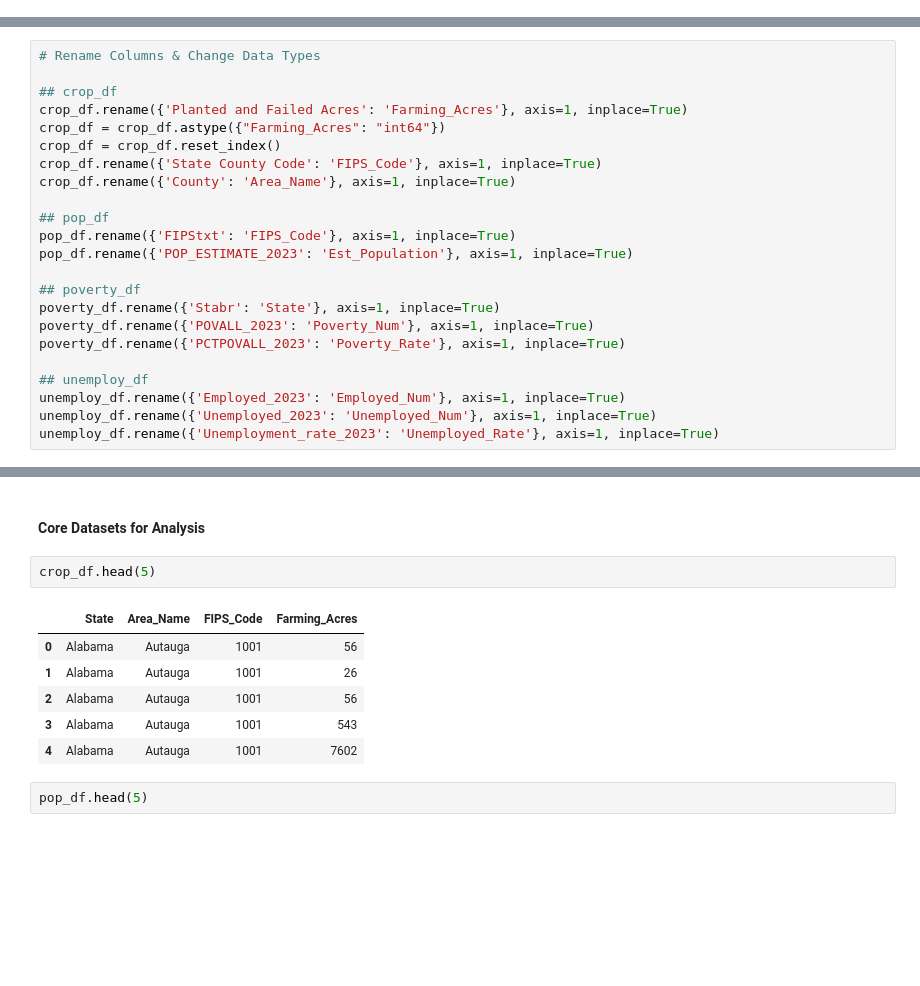
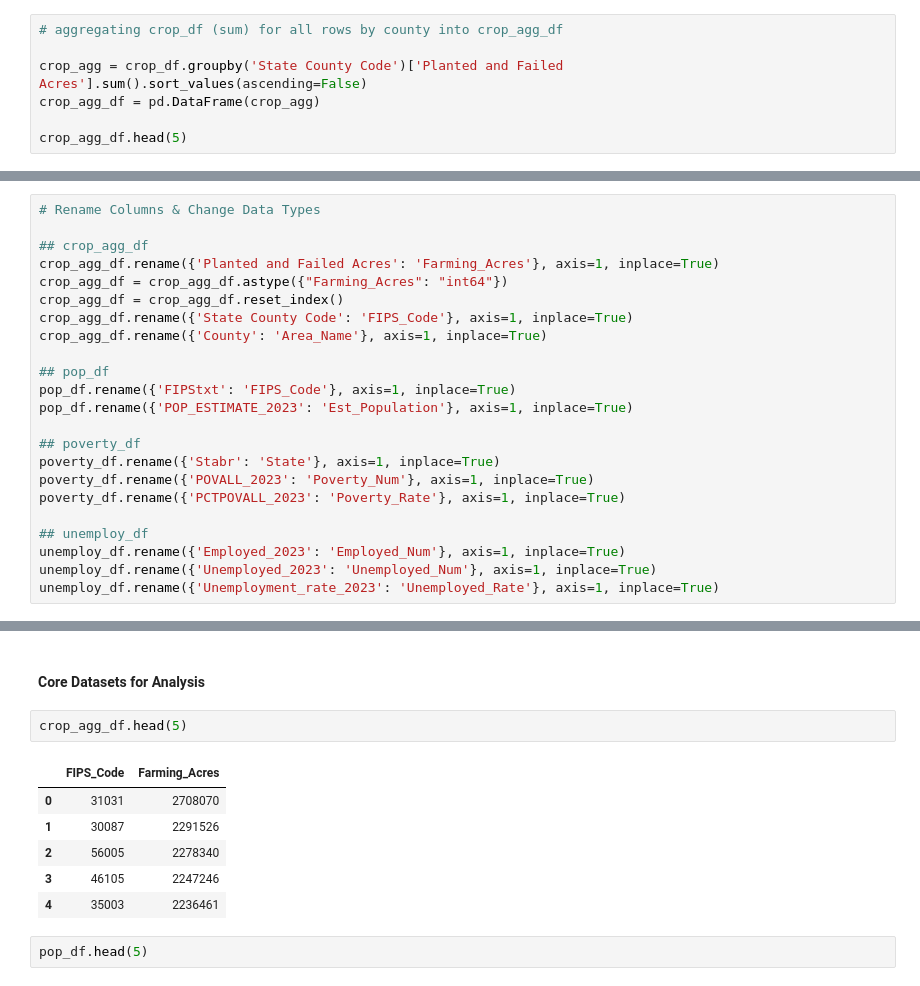
Before and after one commit to reppenp/Capstone_Project_Agri_Influence, a Jupyter notebook: workbook/agri_influence.ipynb, the cells around one changed output, grey strips where cells are left out. Cells and saved outputs as stored; diff of their text form; blank space fills up the shorter version.

```diff
--- a/workbook/agri_influence.ipynb
+++ b/workbook/agri_influence.ipynb
@@ -518,3 +518,10 @@ dtype: object
 - Population Data
 
 Rerun data cleaning routines on the original datasets
+# %%
+# aggregating crop_df (sum) for all rows by county into crop_agg_df
+
+crop_agg = crop_df.groupby('State County Code')['Planted and Failed Acres'].sum().sort_values(ascending=False)
+crop_agg_df = pd.DataFrame(crop_agg)
+
+crop_agg_df.head(5)
@@ -521,12 +536,12 @@ Rerun data cleaning routines on the original datasets
 # %%
 # Rename Columns & Change Data Types
 
-## crop_df
-crop_df.rename({'Planted and Failed Acres': 'Farming_Acres'}, axis=1, inplace=True)
-crop_df = crop_df.astype({"Farming_Acres": "int64"})
-crop_df = crop_df.reset_index()
-crop_df.rename({'State County Code': 'FIPS_Code'}, axis=1, inplace=True)
-crop_df.rename({'County': 'Area_Name'}, axis=1, inplace=True)
+## crop_agg_df
+crop_agg_df.rename({'Planted and Failed Acres': 'Farming_Acres'}, axis=1, inplace=True)
+crop_agg_df = crop_agg_df.astype({"Farming_Acres": "int64"})
+crop_agg_df = crop_agg_df.reset_index()
+crop_agg_df.rename({'State County Code': 'FIPS_Code'}, axis=1, inplace=True)
+crop_agg_df.rename({'County': 'Area_Name'}, axis=1, inplace=True)
 
 ## pop_df
 pop_df.rename({'FIPStxt': 'FIPS_Code'}, axis=1, inplace=True)
@@ -609,14 +629,14 @@ unemploy_df = unemploy_df.drop(columns=['Rural_Urban_Continuum_Code_2023','Urban
 # %% [markdown]
 #### Core Datasets for Analysis
 # %%
-crop_df.head(5)
+crop_agg_df.head(5)
 # %% [output]
-|  | State | Area_Name | FIPS_Code | Farming_Acres |
-| 0 | Alabama | Autauga | 1001 | 56 |
-| 1 | Alabama | Autauga | 1001 | 26 |
-| 2 | Alabama | Autauga | 1001 | 56 |
-| 3 | Alabama | Autauga | 1001 | 543 |
-| 4 | Alabama | Autauga | 1001 | 7602 |
+|  | FIPS_Code | Farming_Acres |
+| 0 | 31031 | 2708070 |
+| 1 | 30087 | 2291526 |
+| 2 | 56005 | 2278340 |
+| 3 | 46105 | 2247246 |
+| 4 | 35003 | 2236461 |
 # %%
 pop_df.head(5)
 # %% [output]
```
Also changed, not shown: parts of 8 cells of this notebook, 2 other files.
